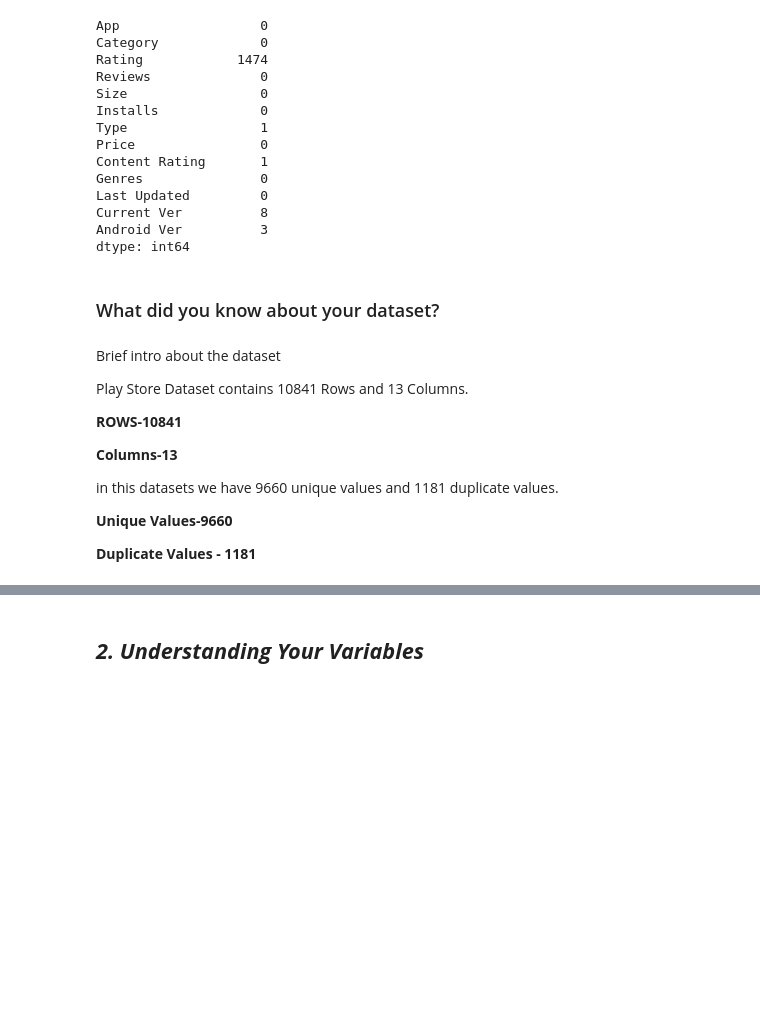
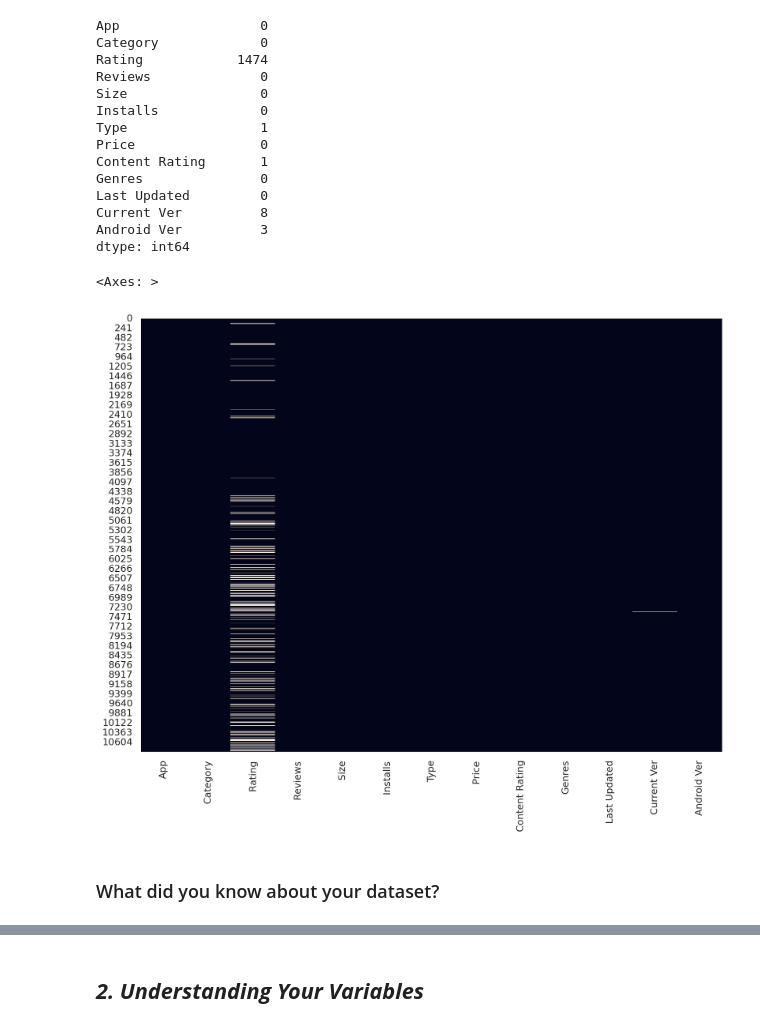
Before and after one commit to hbansal27/Google_Play_Store_Apps_Ratings_EDA, a Jupyter notebook: Play_Store_App_Review_Analysis_EDA.ipynb, the cells around one changed output, grey strips where cells are left out. Drawn from its saved outputs; the diff is of its cells as text; code cells hidden in the pictures; blank space fills up the shorter version.

```diff
--- a/Play_Store_App_Review_Analysis_EDA.ipynb
+++ b/Play_Store_App_Review_Analysis_EDA.ipynb
@@ -192,17 +188,15 @@ dtype: int64
+# %%
+# Visualizing the missing values
+#To visualize missing data, we are using the seaborn library.
+
+# Let's set the theme of plots.
+sns.set_theme()
+sns.set(rc={"figure.dpi":200, "figure.figsize":(12,9)})
+# %%
+#To see the missing data we are going to use the heatmap method.
+sns.heatmap(play_data.isnull(), cbar=False)
+# %% [output]
+<Axes: >
+[figure, added]
 # %% [markdown]
 ### What did you know about your dataset?
-# %% [markdown]
-Brief intro about the dataset
-
-Play Store Dataset contains 10841 Rows and 13 Columns.
-
-**ROWS-10841**
-
-**Columns-13**
-
-
-in this datasets we have 9660 unique values and 1181 duplicate values.
-
-**Unique Values-9660**
-
-**Duplicate Values - 1181**
```
Also changed, not shown: parts of 10 cells of this notebook.
